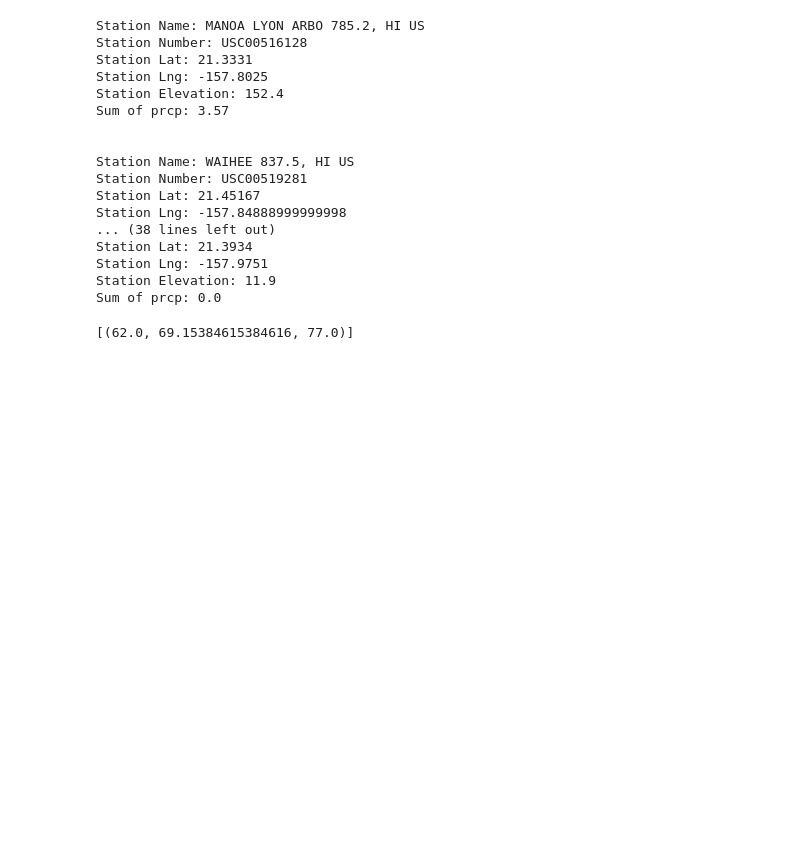
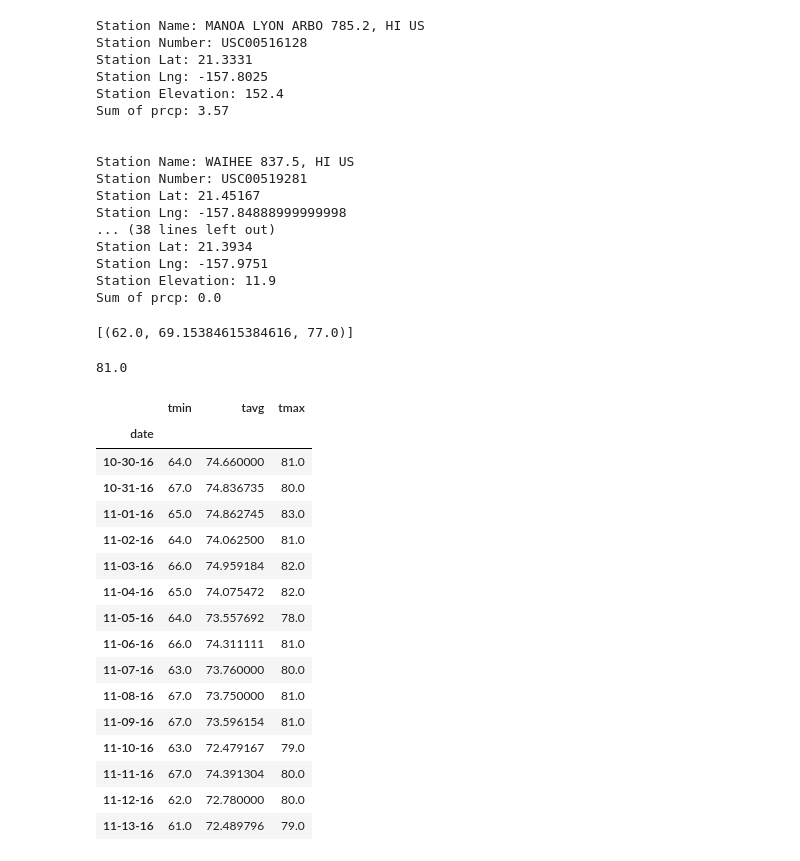
Before and after one commit to lmodenbach/sqlalchemy-challenge, a Jupyter notebook: HIclimate.ipynb, the cells around one changed output. Cells and saved outputs as stored; diff of their text form; code cells hidden in the pictures; blank space fills up the shorter version.

Commit message:
got daily normals_df

```diff
--- a/HIclimate.ipynb
+++ b/HIclimate.ipynb
@@ -300,8 +300,10 @@ daily_normals("01-01")
 # push each tuple of calculations into a list called `normals`
 
 normals = []
+trip_dates = []
 for day in range(15):
     date = start + dt.timedelta(days=day)
+    trip_dates.append(date.strftime('%m-%d-%y'))
     formatted_date = date.strftime('%m-%d')
     normal_set = daily_normals(str(formatted_date))
     normals.append(normal_set)
@@ -310,2 +310,46 @@ for day in range(15):
+# %%
+normals[0][0][2]
+# %% [output]
+81.0
+# %%
+# Load the previous query results into a Pandas DataFrame and add the `trip_dates` range as the `date` index
+
+tmin = []
+tavg = []
+tmax = []
+
+for day in range(15):
+    tmin.append(normals[day][0][0])
+    tavg.append(normals[day][0][1])
+    tmax.append(normals[day][0][2])
+
+normals_df = pd.DataFrame()
+
+normals_df['date'] = trip_dates
+normals_df['tmin'] = tmin
+normals_df['tavg'] = tavg
+normals_df['tmax'] = tmax
+
+normals_df.set_index('date', inplace=True)
+
+normals_df
+# %% [output]
+|  | tmin | tavg | tmax |
+| date |  |  |  |
+| 10-30-16 | 64.0 | 74.660000 | 81.0 |
+| 10-31-16 | 67.0 | 74.836735 | 80.0 |
+| 11-01-16 | 65.0 | 74.862745 | 83.0 |
+| 11-02-16 | 64.0 | 74.062500 | 81.0 |
+| 11-03-16 | 66.0 | 74.959184 | 82.0 |
+| 11-04-16 | 65.0 | 74.075472 | 82.0 |
+| 11-05-16 | 64.0 | 73.557692 | 78.0 |
+| 11-06-16 | 66.0 | 74.311111 | 81.0 |
+| 11-07-16 | 63.0 | 73.760000 | 80.0 |
+| 11-08-16 | 67.0 | 73.750000 | 81.0 |
+| 11-09-16 | 67.0 | 73.596154 | 81.0 |
+| 11-10-16 | 63.0 | 72.479167 | 79.0 |
+| 11-11-16 | 67.0 | 74.391304 | 80.0 |
+| 11-12-16 | 62.0 | 72.780000 | 80.0 |
+| 11-13-16 | 61.0 | 72.489796 | 79.0 |
 # %%
 # Plot the daily normals as an area plot with `stacked=False`
```
Also changed, not shown: parts of 1 cell of this notebook.
